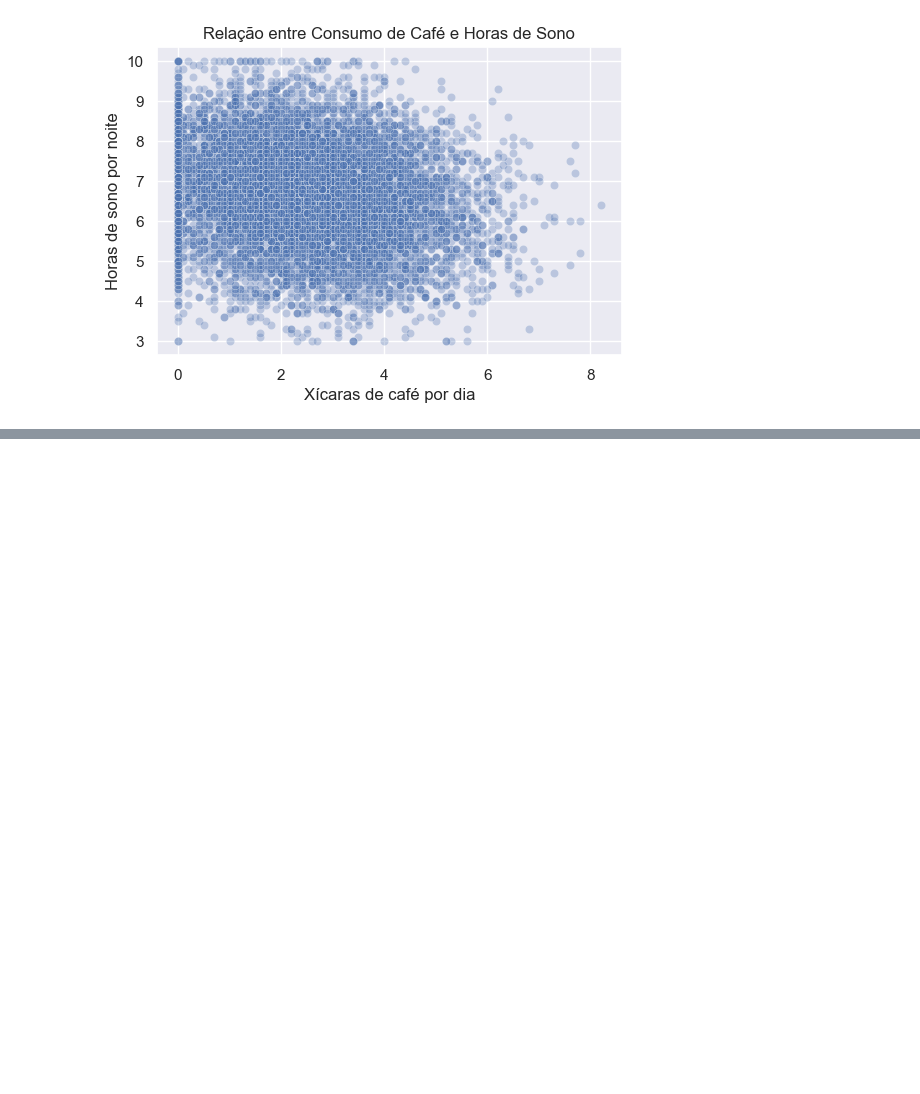
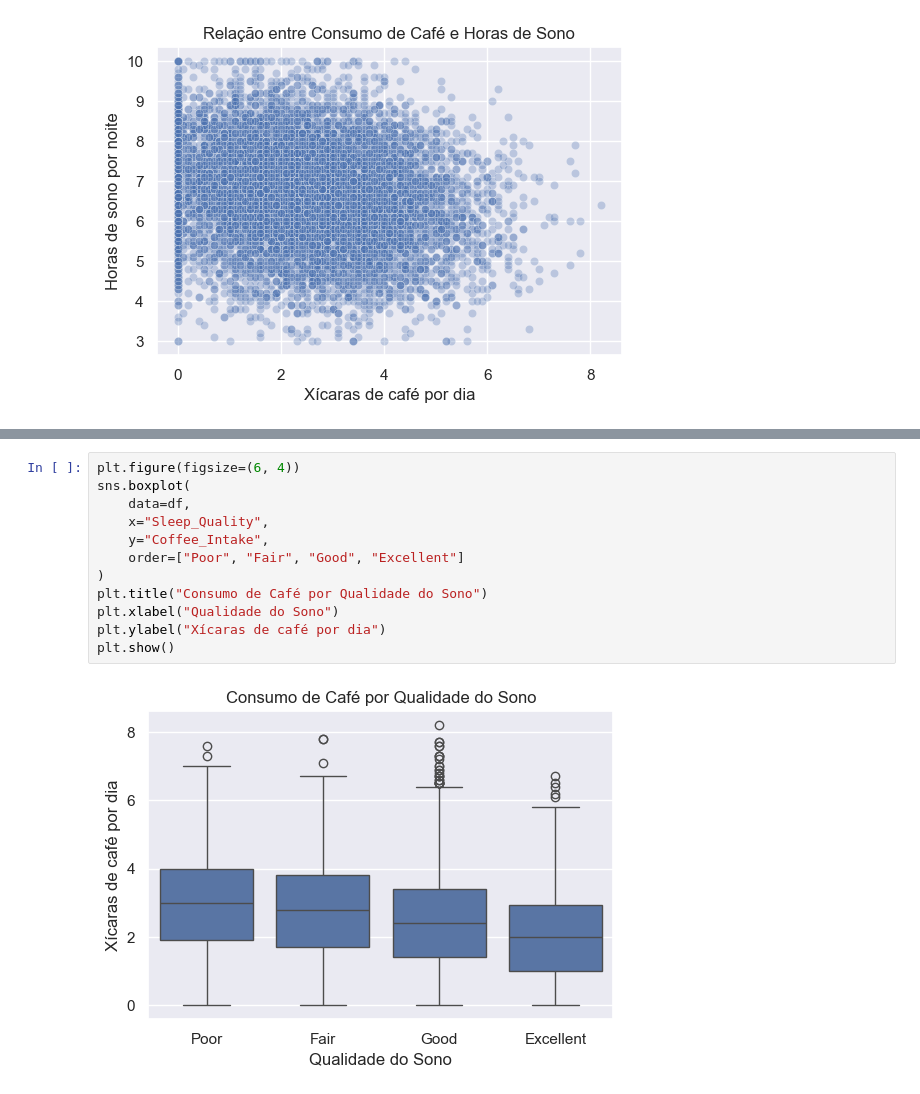
Before and after one commit to felippeximenes/coffee-sleep-analysis, a Jupyter notebook: notebook/eda.ipynb, the cells around one changed output, grey strips where cells are left out. Saved outputs shown, nothing was run; the diff lists cells and outputs as text; blank space fills up the shorter version.

```diff
--- a/notebook/eda.ipynb
+++ b/notebook/eda.ipynb
@@ -175,0 +178,14 @@ plt.show()
+# %%
+plt.figure(figsize=(6, 4))
+sns.boxplot(
+    data=df,
+    x="Sleep_Quality",
+    y="Coffee_Intake",
+    order=["Poor", "Fair", "Good", "Excellent"]
+)
+plt.title("Consumo de Café por Qualidade do Sono")
+plt.xlabel("Qualidade do Sono")
+plt.ylabel("Xícaras de café por dia")
+plt.show()
+# %% [output]
+[figure, added]
```
Also changed, not shown: parts of 3 cells of this notebook.
